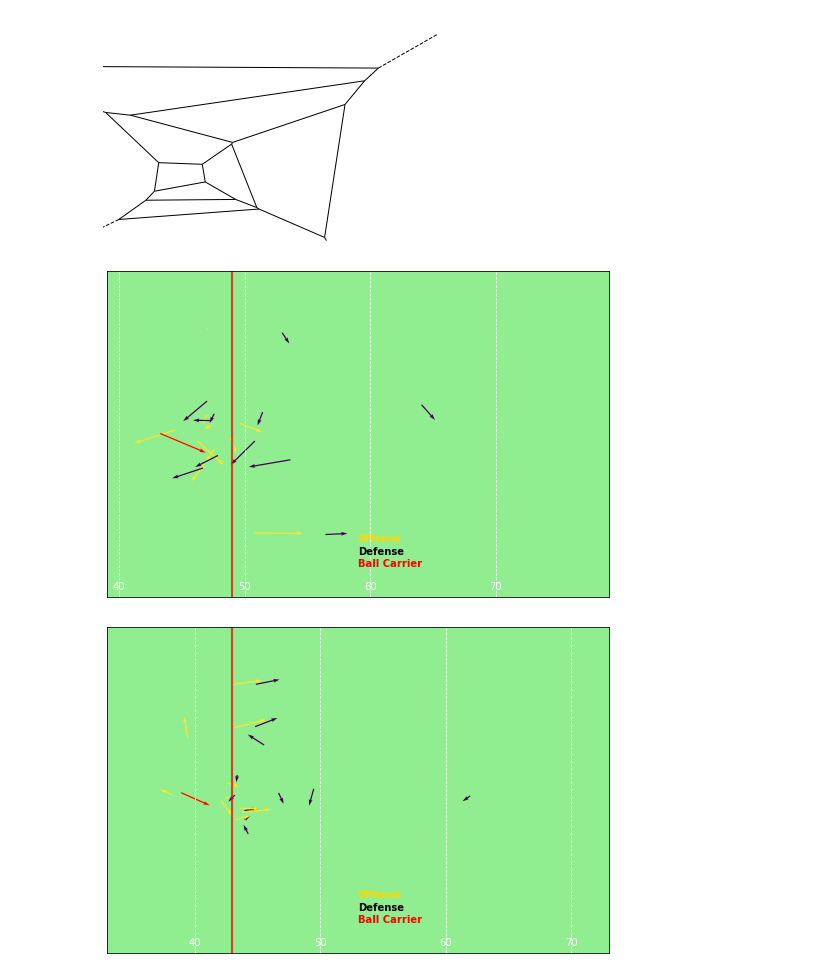
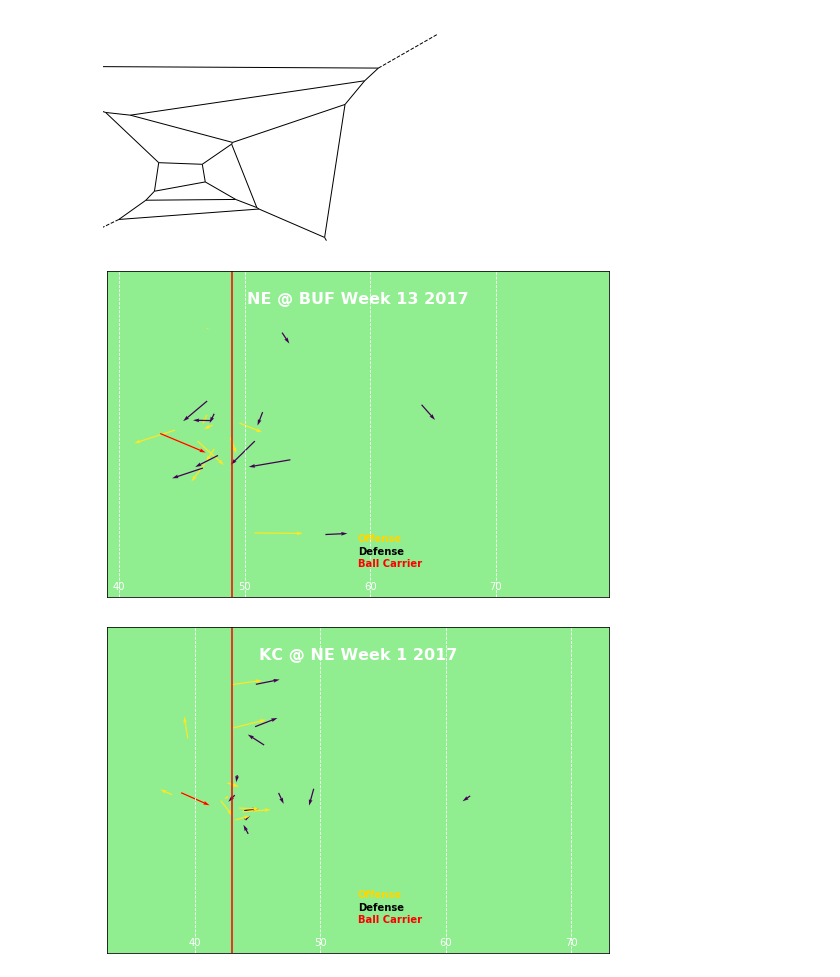
Before and after one commit to alexander-moore/DS502_Final, a Jupyter notebook: quincy/QBH_Illustrations.ipynb, the cells around one changed output. Cells and saved outputs as stored; diff of their text form; code cells hidden in the pictures.

```diff
--- a/quincy/QBH_Illustrations.ipynb
+++ b/quincy/QBH_Illustrations.ipynb
@@ -143,32 +146,39 @@ for i in Examples:
 # %%
 #QuiverPlots: vector length estimated expected travel over next one second
 def arrow_plots(Example) :
     Play1=raw_data[raw_data['PlayId']==Example]
     Runner1=Play1[Play1['IsBallCarrier']==True]
     plt.figure(figsize=(9,6)) #was 10,6
     plt.quiver(Play1['X_std'], Play1['Y_std'], Play1['X_std_end'], Play1['Y_std_end'], Play1['IsOnOffense'], width=0.0025, angles='xy', scale_units='xy', scale=1)
     plt.quiver(Runner1['X_std'], Runner1['Y_std'], Runner1['X_std_end'], Runner1['Y_std_end'], color='red',width=0.0025, angles='xy', scale_units='xy', scale=1)
     ax=plt.gca()
     plt.yticks([])
     ax.xaxis.set_major_locator(MultipleLocator(10))
     ax.tick_params(axis="x",direction="in", pad=-15, colors='white')
     ax.set_facecolor('lightgreen')
     if ((Play1['YardsFromOwnGoal'].iloc[0]-10)<-5) :
         ax.text(-5, 160/6, 'ENDZONE',  rotation=90, verticalalignment='center', horizontalalignment='center', color='white', fontsize=25, weight='bold')
     if ((Play1['YardsFromOwnGoal'].iloc[0]+np.minimum(30,109-Play1['YardsFromOwnGoal'].iloc[0]))>105) :
         ax.text(105, 160/6, 'ENDZONE',  rotation=-90, verticalalignment='center', horizontalalignment='center', color='white', fontsize=25, weight='bold')
     plt.axvline(x=0, c='black')
     plt.axvline(x=100, c='black')
     plt.axvline(x=Play1['YardsFromOwnGoal'].iloc[0], c='r')
     ax.xaxis.grid(which='major', linestyle='--', c='w')
+    ax.text(.5,.9,
+            Play1['VisitorTeamAbbr'].iloc[0]
+            +' @ '+Play1['HomeTeamAbbr'].iloc[0]
+            +' Week '+str(Play1['Week'].iloc[0])
+            + ' '
+            +str(Play1['Season'].iloc[0]),
+        horizontalalignment='center', transform=ax.transAxes, c='white', fontsize=16, weight='bold')
     plt.axis([Play1['YardsFromOwnGoal'].iloc[0]-10,Play1['YardsFromOwnGoal'].iloc[0]+np.minimum(30,109-Play1['YardsFromOwnGoal'].iloc[0]), 0, 160/3])
     ax.text(Play1['YardsFromOwnGoal'].iloc[0]+np.minimum(10,89-Play1['YardsFromOwnGoal'].iloc[0]), 9, 'Offense', color='gold', weight='bold')
     ax.text(Play1['YardsFromOwnGoal'].iloc[0]+np.minimum(10,89-Play1['YardsFromOwnGoal'].iloc[0]), 7, 'Defense', color='black', weight='bold')
     ax.text(Play1['YardsFromOwnGoal'].iloc[0]+np.minimum(10,89-Play1['YardsFromOwnGoal'].iloc[0]), 5, 'Ball Carrier', color='red', weight='bold')
     plt.show()
 
 for i in Examples :
     arrow_plots(i)
 # %% [output]
-[figure, old version]
+[figure, new version]
-[figure, old version]
+[figure, new version]
```
Also changed, not shown: parts of 5 cells of this notebook.
